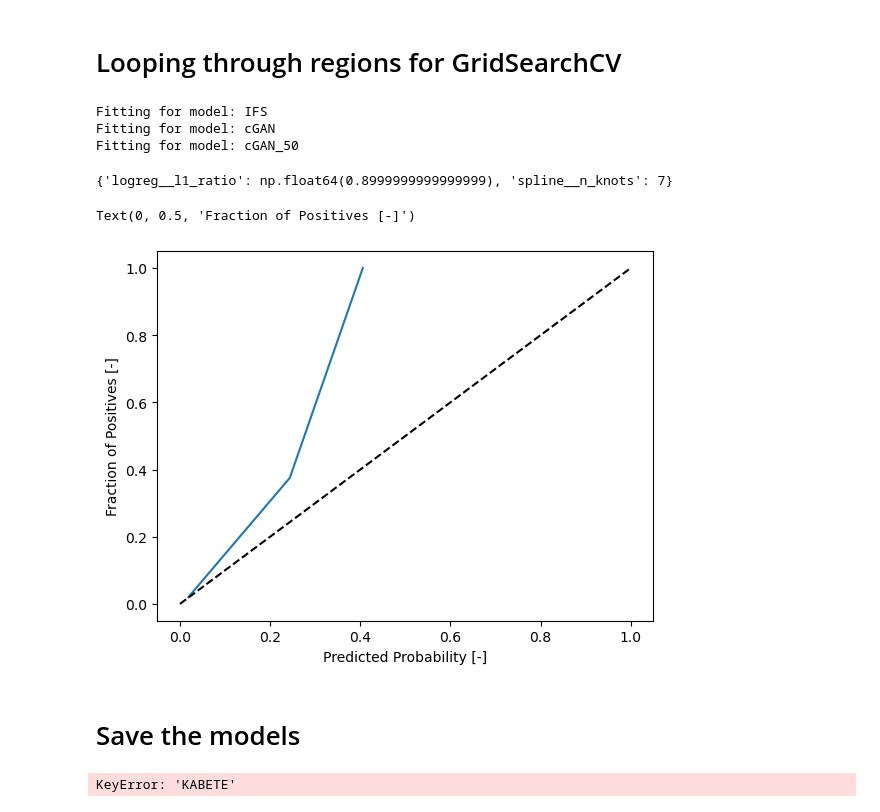
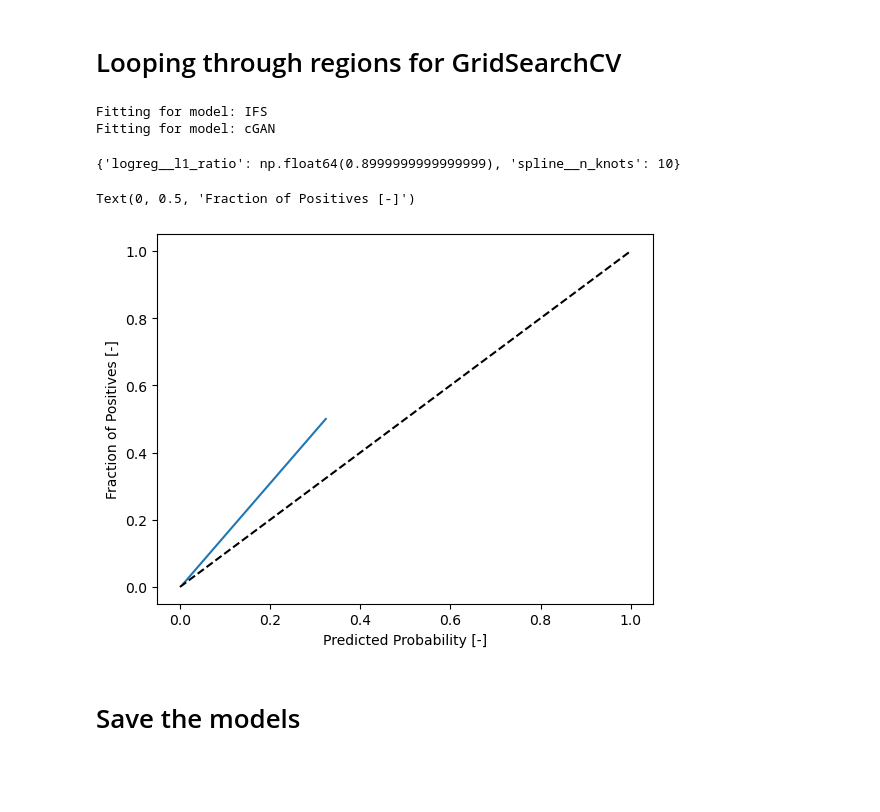
Before and after one commit to snath-xoc/Tutorial_SEWAA_27112024, a Jupyter notebook: Fitting_logistig_regression.ipynb, the cells around one changed output. Saved outputs shown, nothing was run; the diff lists cells and outputs as text; code cells hidden in the pictures; blank space fills up the shorter version.

```diff
--- a/Fitting_logistig_regression.ipynb
+++ b/Fitting_logistig_regression.ipynb
@@ -225,22 +276,21 @@ from tqdm import tqdm
 thresholds = [5,20,40]
 gridsearch_results = {}
 
-model_pipeline = Pipeline(steps=[('spline', SplineTransformer(n_knots=5, degree=1, knots='uniform',extrapolation='linear')),
-                                ('polyfeat', PolynomialFeatures(1, interaction_only=True)),
-                                ('logreg', LogisticRegression(penalty='elasticnet',
-                            l1_ratio=0.6,solver='saga',max_iter=100_000))])
-cross_validation = 8
-param_grid = {'spline__n_knots':[5,7,9,10],'logreg__l1_ratio':np.arange(0.6,1,0.1)}
-gridsearch = GridSearchCV(model_pipeline, param_grid, cv=cross_validation, n_jobs=4, scoring='neg_log_loss',verbose=False)
+cross_validation = 7
+param_grid = {'spline__n_knots':[5,7,10,15],'logreg__l1_ratio':np.arange(0.6,1,0.1)}
 
 for model in ['IFS','cGAN','cGAN_50']:
     gridsearch_results[model] = {}
     print('Fitting for model:', model)
-    for region in ['KABETE']:#,'EASTLEIGH','J.K.I.A.','WILSON','DAGORETTI'
-
+    for region in ['KABETE','EASTLEIGH','J.K.I.A.','WILSON','DAGORETTI']:#
+        model_pipeline = Pipeline(steps=[('spline', SplineTransformer(n_knots=5, degree=1, knots='uniform',extrapolation='linear')),
+                                ('polyfeat', PolynomialFeatures(1, interaction_only=True)),
+                                ('logreg', LogisticRegression(penalty='elasticnet',
+                            l1_ratio=0.6,solver='saga',max_iter=100_000))])
+        gridsearch = GridSearchCV(model_pipeline, param_grid, cv=cross_validation, n_jobs=4, scoring='neg_log_loss',verbose=False)
         idx_region =  bounding_box(region,meta[region].values,min_x=box_left,max_x=box_right,min_y=box_down,max_y=box_up)
 
-        train_data_y_region = train_data_y[region].values
+        train_data_y_region = train_data_y[region].values.astype(np.float64)
         train_data_x_region = train_data_x[model].isel({'latlon':idx_region}).Nairobi.values
 
         if train_data_x_region.shape[1]==1000:
@@ -250,16 +300,15 @@ for model in ['IFS','cGAN','cGAN_50']:
 # %% [output]
 Fitting for model: IFS
 Fitting for model: cGAN
-Fitting for model: cGAN_50
 # %%
-model = "cGAN_50"
+model = "cGAN"
 region = "KABETE"
 
 gridsearch_results[model][region].best_params_
 # %% [output]
-{'logreg__l1_ratio': np.float64(0.8999999999999999), 'spline__n_knots': 7}
+{'logreg__l1_ratio': np.float64(0.8999999999999999), 'spline__n_knots': 10}
 # %%
-model = 'cGAN'
+model = 'IFS'
 region = 'KABETE'
 thresholds = [5,20,40]
 
@@ -280,35 +329,35 @@ logreg = Pipeline(steps=[('spline', SplineTransformer(n_knots=gridsearch_results
 
 logreg.fit(train_data_x_region, np.searchsorted(thresholds,train_data_y_region))
 
 val_data_y_region = val_data_y[region].values
 val_data_x_region = val_data_x[model].isel({'latlon':idx_region}).Nairobi.values
 
 if val_data_x_region.shape[1]==1000:
     val_data_x_region = np.percentile(val_data_x_region,np.linspace(1,100,50),axis=1,method='weibull').T
 
 
 
 ## Define the bin for which we plot the calibraiton curve (i.e., 0, 1, 2, 3 for <5, 5-20, 20-50 and >50 respectively)
-bin_to_plot = 2
+bin_to_plot = 3
 
 ## We get the true probabilities of occurrence for this bin as is in our y-vales
 ## we use np.where for this, see documentation here: https://numpy.org/doc/stable/reference/generated/numpy.where.html
 actual_probabilities = np.where(np.searchsorted([5,20,40],val_data_y_region)==bin_to_plot,1,0)
 
 ## Now we get the predicted probabilities from the fitted models using the function predict_proba and
 ## The output of predict proba is of the shape (n_samples, n_bins) and we select our bin (i.e., [:,bin_to_plot] of interest
 pred_probabilities = logreg.predict_proba(val_data_x_region)[:,bin_to_plot]#polyfeatures.transform(spline.transform(train_data_x_region))
 
 fraction_of_positives, predicted_prob = calibration_curve(actual_probabilities, pred_probabilities, n_bins=5)
 
 plt.plot(predicted_prob, fraction_of_positives)
 plt.plot([0,1],[0,1], color="black", linestyle="dashed")
 
 plt.xlabel("Predicted Probability [-]")
 plt.ylabel("Fraction of Positives [-]")
 # %% [output]
 Text(0, 0.5, 'Fraction of Positives [-]')
-[figure, old version]
+[figure, new version]
 # %% [markdown]
 # Save the models
 # %%
@@ -318,7 +367,7 @@ if not os.path.exists('models/'):
     os.makedirs('models/')
 
 for model in ['IFS','cGAN','cGAN_50']:
-    for region in ['KABETE']:
+    for region in ['KABETE','EASTLEIGH','J.K.I.A.','WILSON','DAGORETTI']:
         idx_region =  bounding_box(region,meta[region].values,min_x=box_left,max_x=box_right,min_y=box_down,max_y=box_up)
 
         train_data_y_region = train_data_y[region].values
@@ -337,5 +386,3 @@ for model in ['IFS','cGAN','cGAN_50']:
         logreg.fit(train_data_x_region, np.searchsorted(thresholds,train_data_y_region))
 
         joblib.dump(logreg,f'models/{model}_{region}_1-day_fcst.pkl')
-# %% [output]
-KeyError: 'KABETE'
```
Also changed, not shown: parts of 4 cells of this notebook, 2 other files.
